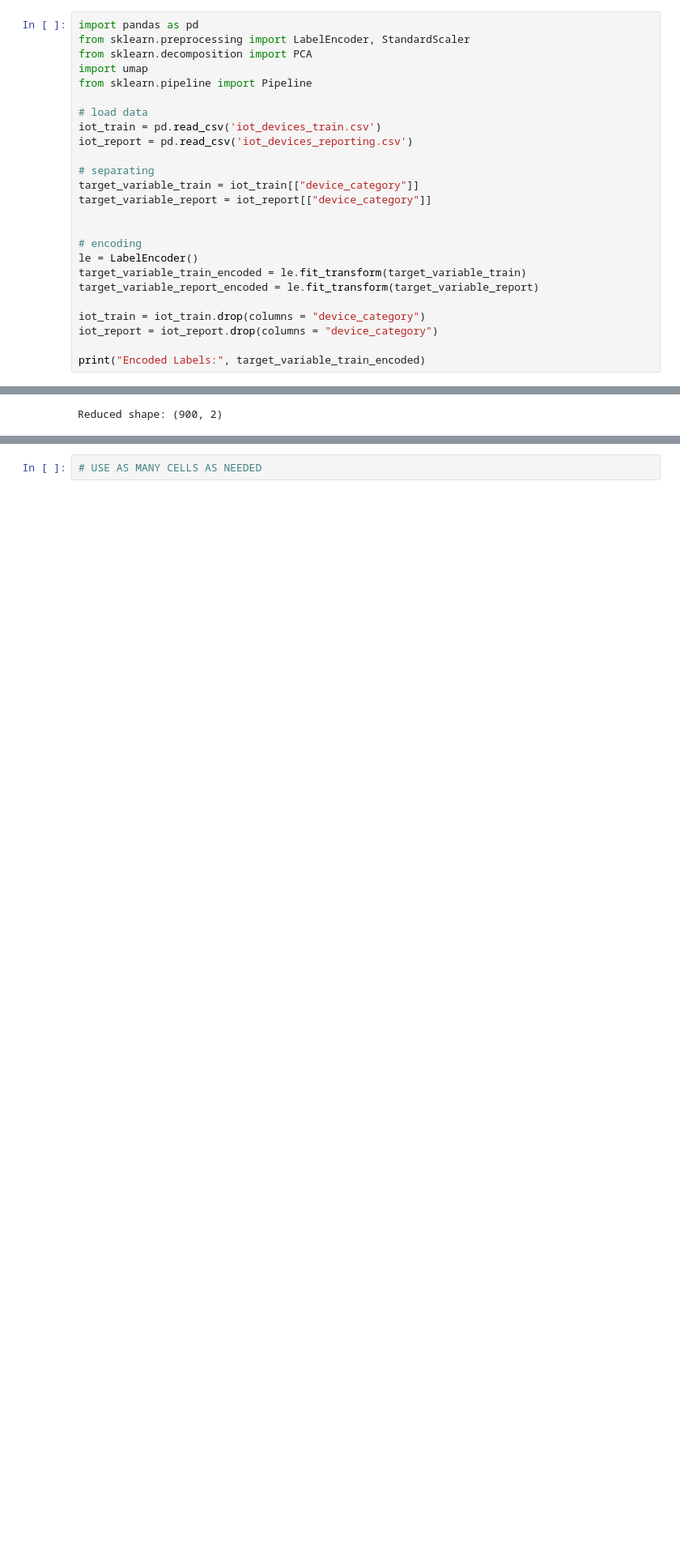
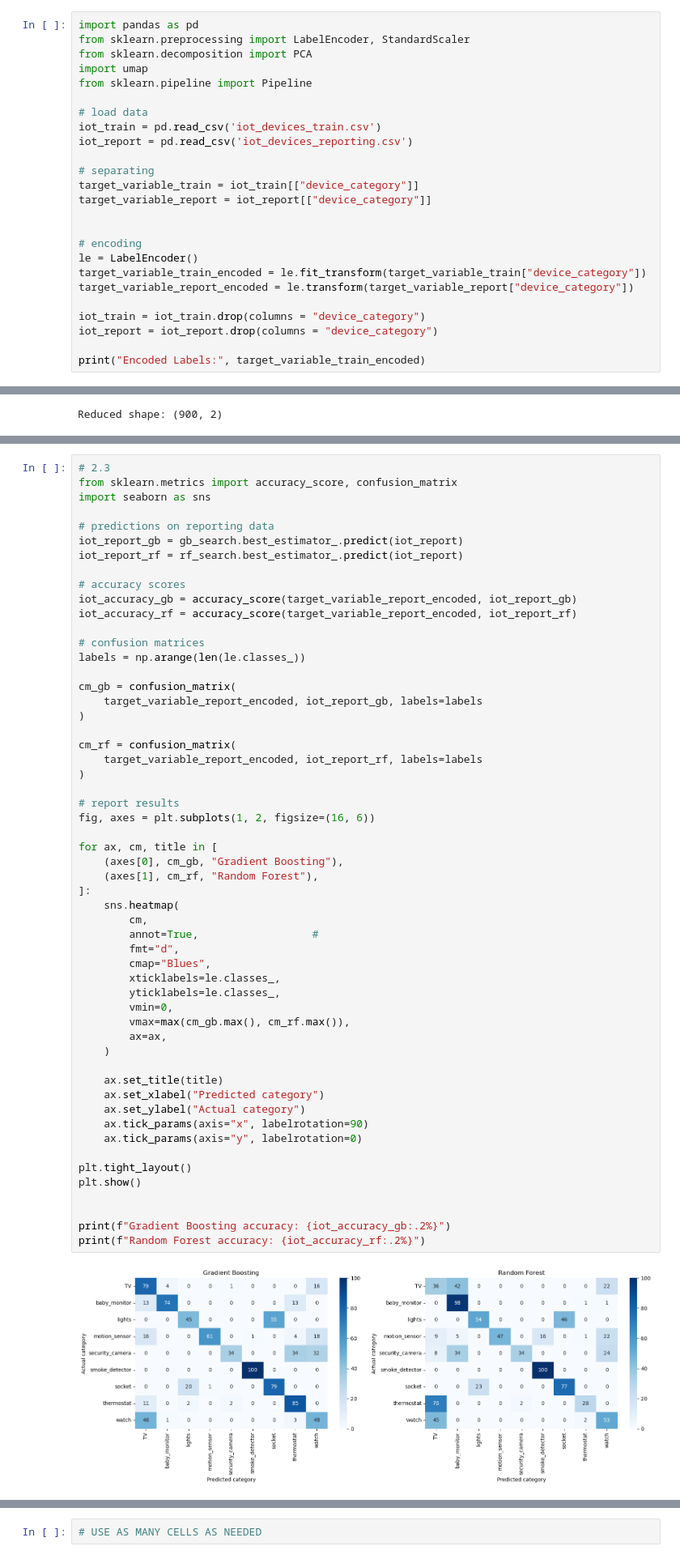
Before and after one commit to erikh-1126/07-Project-Group, a Jupyter notebook: 07-iot-ensemble-classification.ipynb, the cells around one changed output, grey strips where cells are left out. Shown at 81% size. Saved outputs shown, nothing was run; the diff lists cells and outputs as text; blank space fills up the shorter version.

```diff
--- a/07-iot-ensemble-classification.ipynb
+++ b/07-iot-ensemble-classification.ipynb
@@ -82,8 +82,8 @@ target_variable_report = iot_report[["device_category"]]
 
 # encoding
 le = LabelEncoder()
-target_variable_train_encoded = le.fit_transform(target_variable_train)
-target_variable_report_encoded = le.fit_transform(target_variable_report)
+target_variable_train_encoded = le.fit_transform(target_variable_train["device_category"])
+target_variable_report_encoded = le.transform(target_variable_report["device_category"])
 
 iot_train = iot_train.drop(columns = "device_category")
 iot_report = iot_report.drop(columns = "device_category")
@@ -190,0 +253,57 @@ Your tasks are:
+# %%
+# 2.3
+from sklearn.metrics import accuracy_score, confusion_matrix
+import seaborn as sns
+
+# predictions on reporting data
+iot_report_gb = gb_search.best_estimator_.predict(iot_report)
+iot_report_rf = rf_search.best_estimator_.predict(iot_report)
+
+# accuracy scores
+iot_accuracy_gb = accuracy_score(target_variable_report_encoded, iot_report_gb)
+iot_accuracy_rf = accuracy_score(target_variable_report_encoded, iot_report_rf)
+
+# confusion matrices
+labels = np.arange(len(le.classes_))
+
+cm_gb = confusion_matrix(
+    target_variable_report_encoded, iot_report_gb, labels=labels
+)
+
+cm_rf = confusion_matrix(
+    target_variable_report_encoded, iot_report_rf, labels=labels
+)
+
+# report results
+fig, axes = plt.subplots(1, 2, figsize=(16, 6))
+
+for ax, cm, title in [
+    (axes[0], cm_gb, "Gradient Boosting"),
+    (axes[1], cm_rf, "Random Forest"),
+]:
+    sns.heatmap(
+        cm,
+        annot=True,                  #
+        fmt="d",
+        cmap="Blues",
+        xticklabels=le.classes_,
+        yticklabels=le.classes_,
+        vmin=0,
+        vmax=max(cm_gb.max(), cm_rf.max()),
+        ax=ax,
+    )
+
+    ax.set_title(title)
+    ax.set_xlabel("Predicted category")
+    ax.set_ylabel("Actual category")
+    ax.tick_params(axis="x", labelrotation=90)
+    ax.tick_params(axis="y", labelrotation=0)
+
+plt.tight_layout()
+plt.show()
+
+
+print(f"Gradient Boosting accuracy: {iot_accuracy_gb:.2%}")
+print(f"Random Forest accuracy: {iot_accuracy_rf:.2%}")
+# %% [output]
+[figure, added]
```
Also changed, not shown: parts of 8 cells of this notebook, 3 other files.
